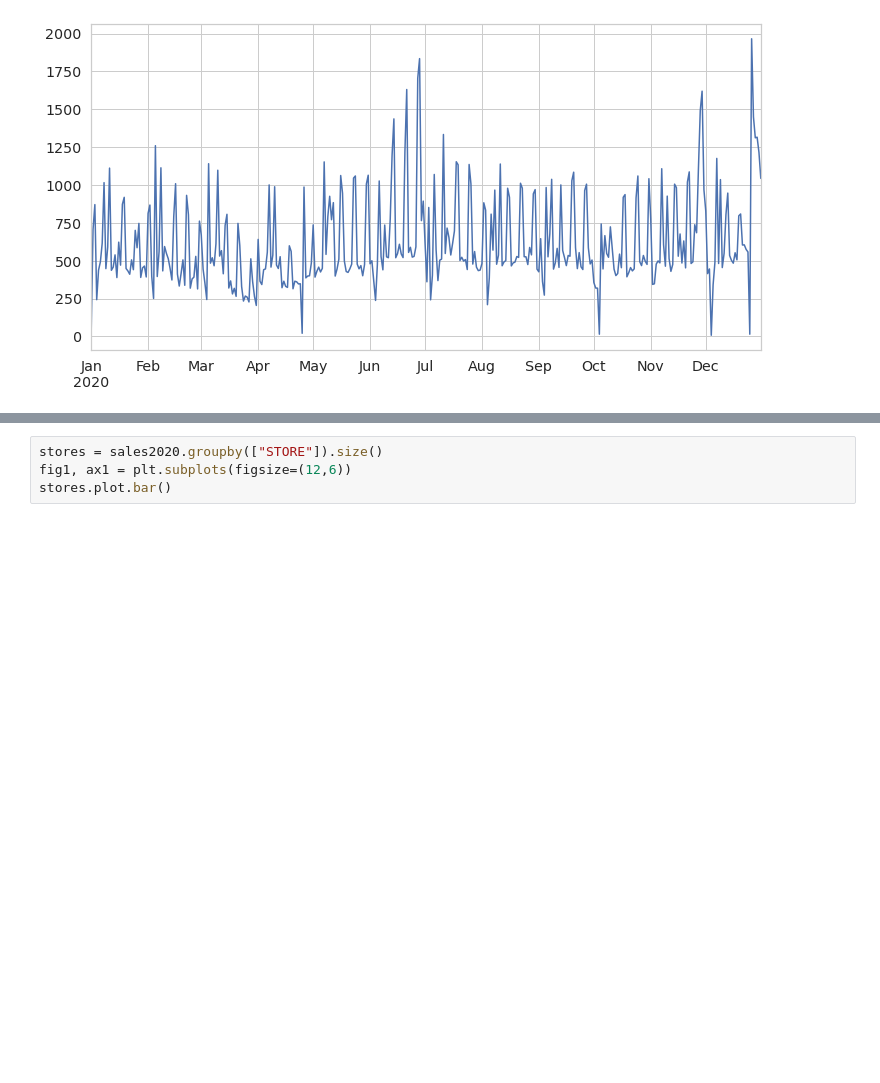
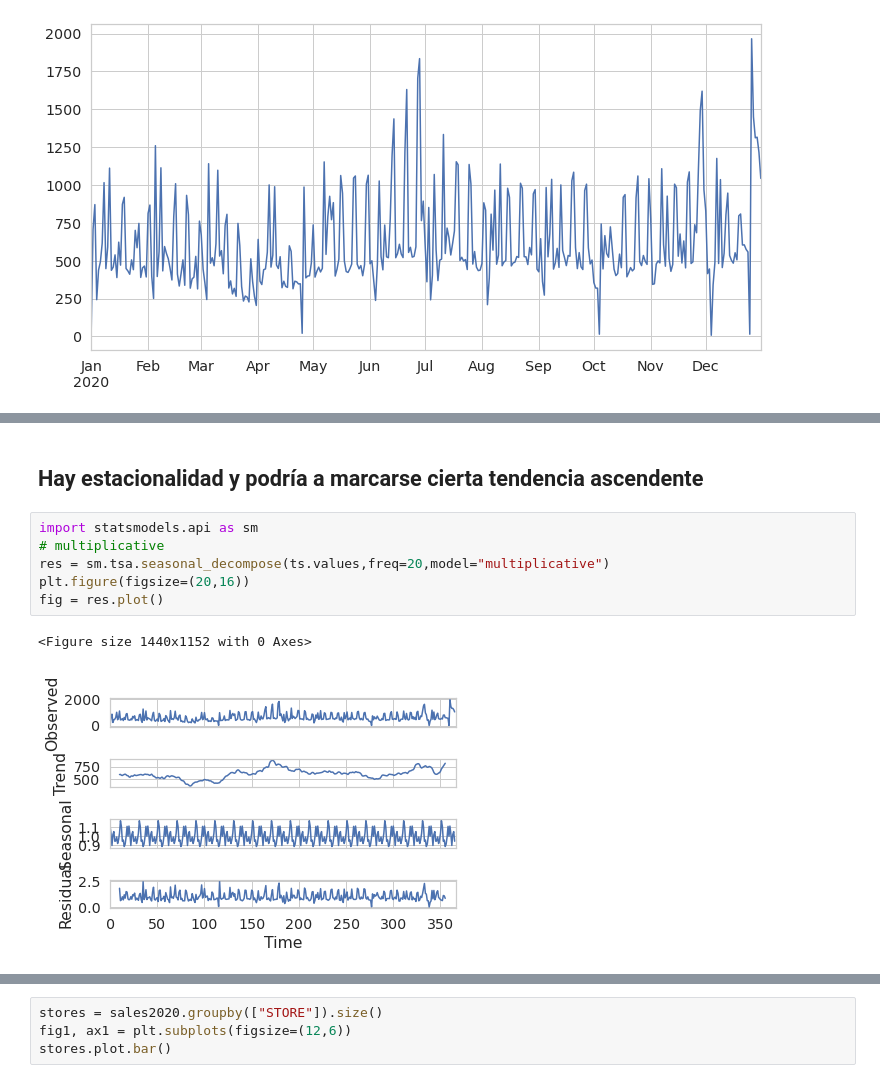
Before and after one commit to castillosebastian/research_tools, a Jupyter notebook: TPFinal_AnalisisyProyeccionVentas.ipynb, the cells around one changed output, grey strips where cells are left out. Saved outputs shown, nothing was run; the diff lists cells and outputs as text; blank space fills up the shorter version.

```diff
--- a/TPFinal_AnalisisyProyeccionVentas.ipynb
+++ b/TPFinal_AnalisisyProyeccionVentas.ipynb
@@ -129,0 +137,11 @@ ts.plot()
+# %% [markdown]
+## Hay estacionalidad y podría a marcarse cierta tendencia ascendente
+# %%
+import statsmodels.api as sm
+# multiplicative
+res = sm.tsa.seasonal_decompose(ts.values,freq=20,model="multiplicative")
+plt.figure(figsize=(20,16))
+fig = res.plot()
+# %% [output]
+<Figure size 1440x1152 with 0 Axes>
+[figure, added]
```
Also changed, not shown: parts of 3 cells of this notebook.
